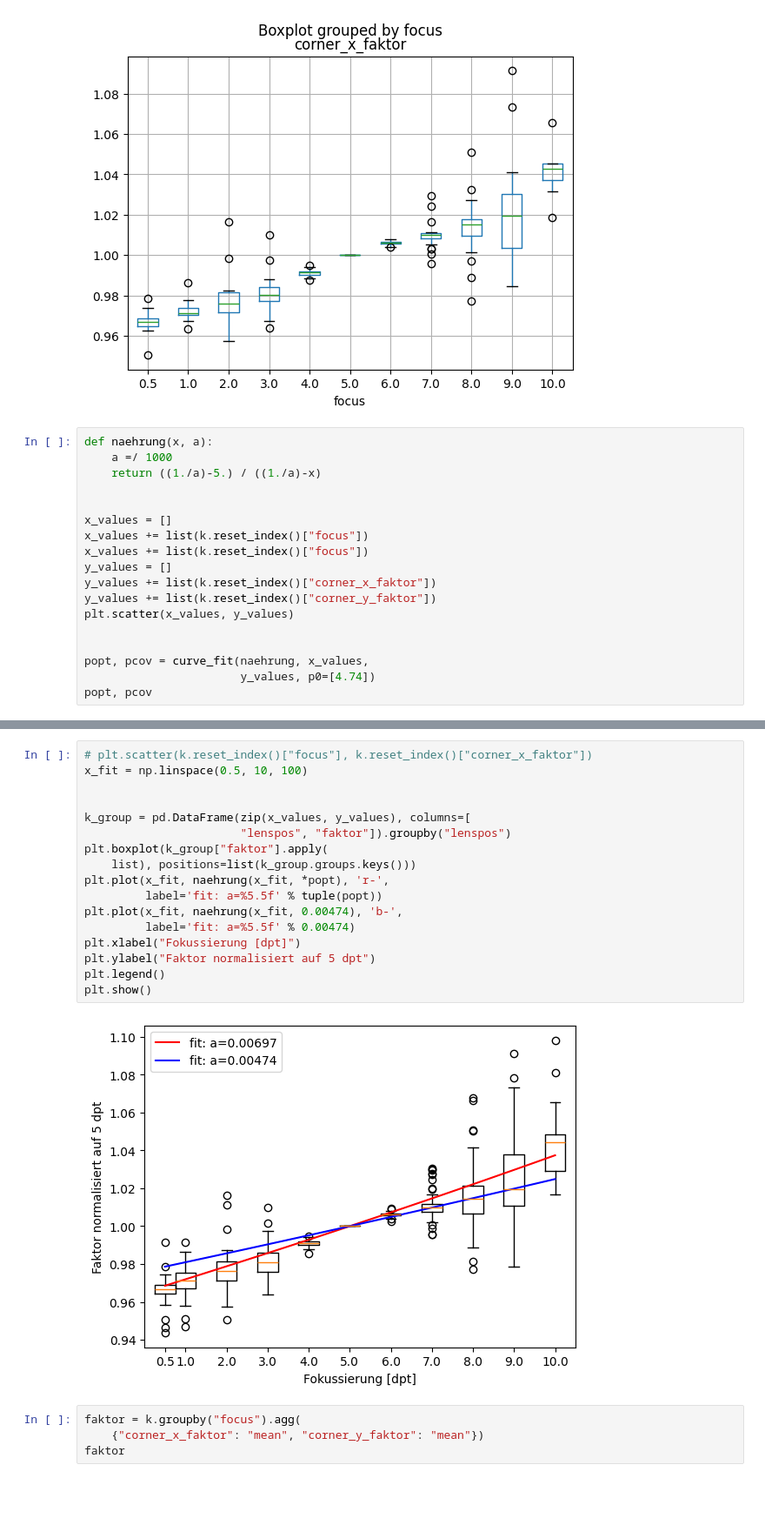
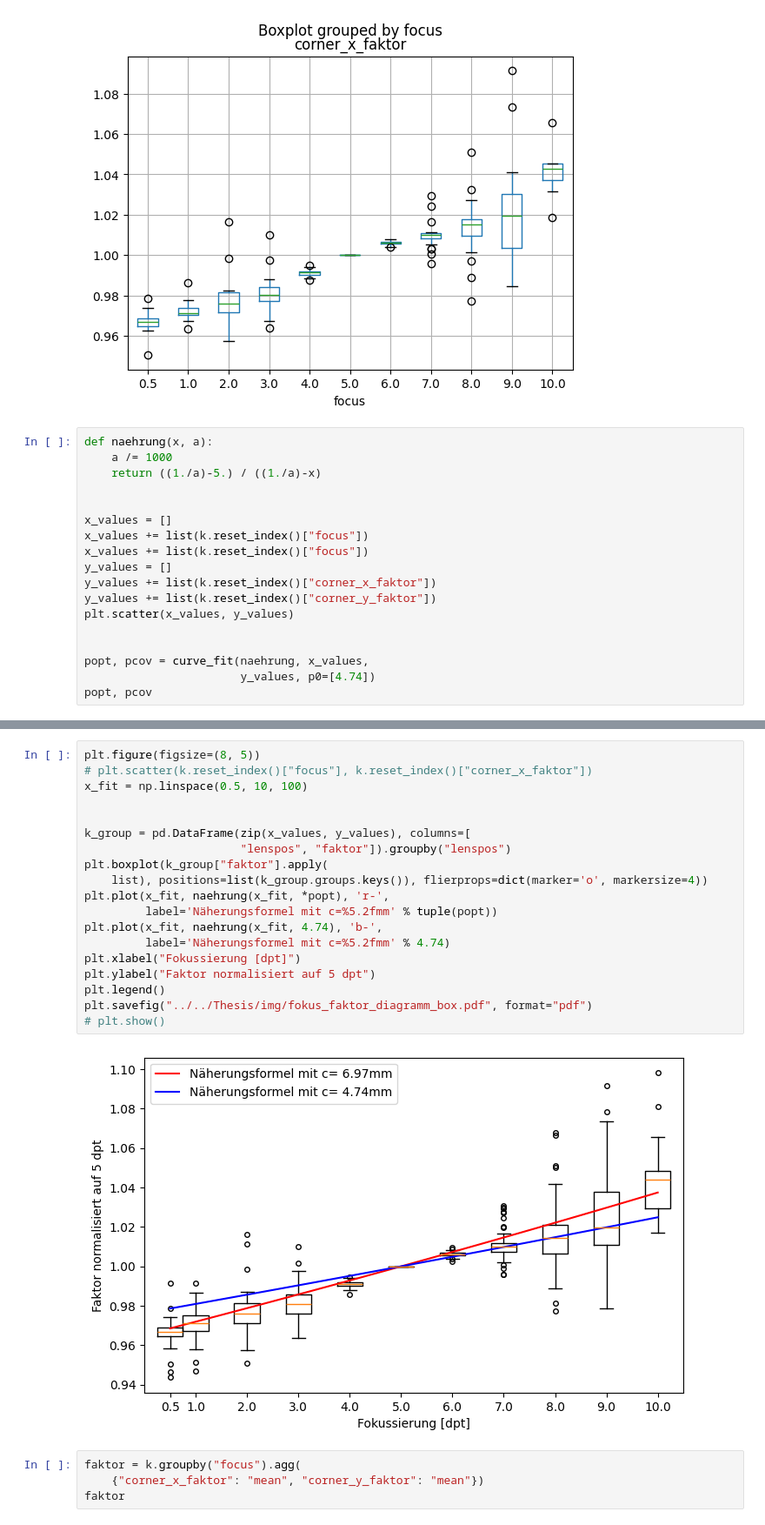
Before and after one commit to FlorianTimm/PhotoBox_Experimente, a Jupyter notebook: Fokus/fokus_faktor.ipynb, the cells around one changed output, grey strips where cells are left out. Shown at 87% size. Saved outputs shown, nothing was run; the diff lists cells and outputs as text; blank space fills up the shorter version.

Commit message:
ANpassung Diagramm

```diff
--- a/Fokus/fokus_faktor.ipynb
+++ b/Fokus/fokus_faktor.ipynb
@@ -151,7 +151,7 @@ k.reset_index().set_index("focus").boxplot(
 [figure]
 # %%
 def naehrung(x, a):
-    a =/ 1000
+    a /= 1000
     return ((1./a)-5.) / ((1./a)-x)
 
 
@@ -172,23 +172,25 @@ popt, pcov
 [figure]
 # %%
+plt.figure(figsize=(8, 5))
 # plt.scatter(k.reset_index()["focus"], k.reset_index()["corner_x_faktor"])
 x_fit = np.linspace(0.5, 10, 100)
 
 
 k_group = pd.DataFrame(zip(x_values, y_values), columns=[
                        "lenspos", "faktor"]).groupby("lenspos")
 plt.boxplot(k_group["faktor"].apply(
-    list), positions=list(k_group.groups.keys()))
+    list), positions=list(k_group.groups.keys()), flierprops=dict(marker='o', markersize=4))
 plt.plot(x_fit, naehrung(x_fit, *popt), 'r-',
-         label='fit: a=%5.5f' % tuple(popt))
-plt.plot(x_fit, naehrung(x_fit, 0.00474), 'b-',
-         label='fit: a=%5.5f' % 0.00474)
+         label='Näherungsformel mit c=%5.2fmm' % tuple(popt))
+plt.plot(x_fit, naehrung(x_fit, 4.74), 'b-',
+         label='Näherungsformel mit c=%5.2fmm' % 4.74)
 plt.xlabel("Fokussierung [dpt]")
 plt.ylabel("Faktor normalisiert auf 5 dpt")
 plt.legend()
-plt.show()
+plt.savefig("../../Thesis/img/fokus_faktor_diagramm_box.pdf", format="pdf")
+# plt.show()
 # %% [output]
-[figure, old version]
+[figure, new version]
 # %%
 faktor = k.groupby("focus").agg(
     {"corner_x_faktor": "mean", "corner_y_faktor": "mean"})
```
Also changed, not shown: parts of 1 cell of this notebook.
